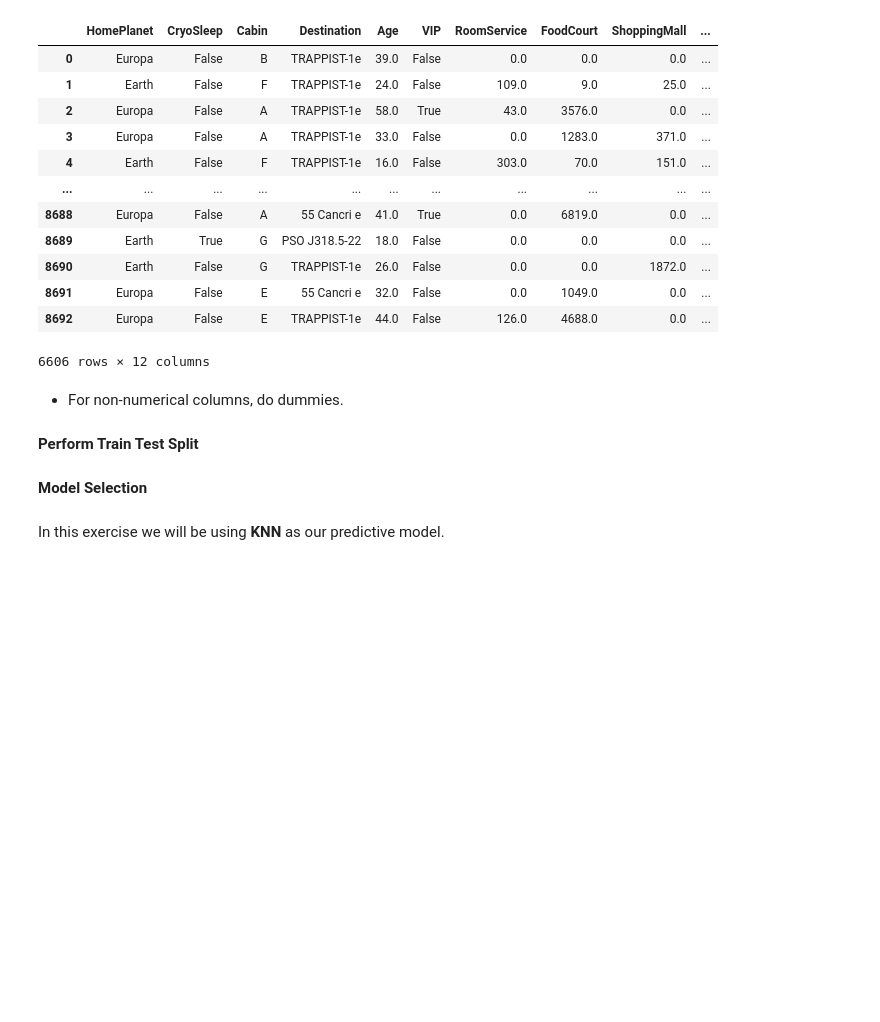
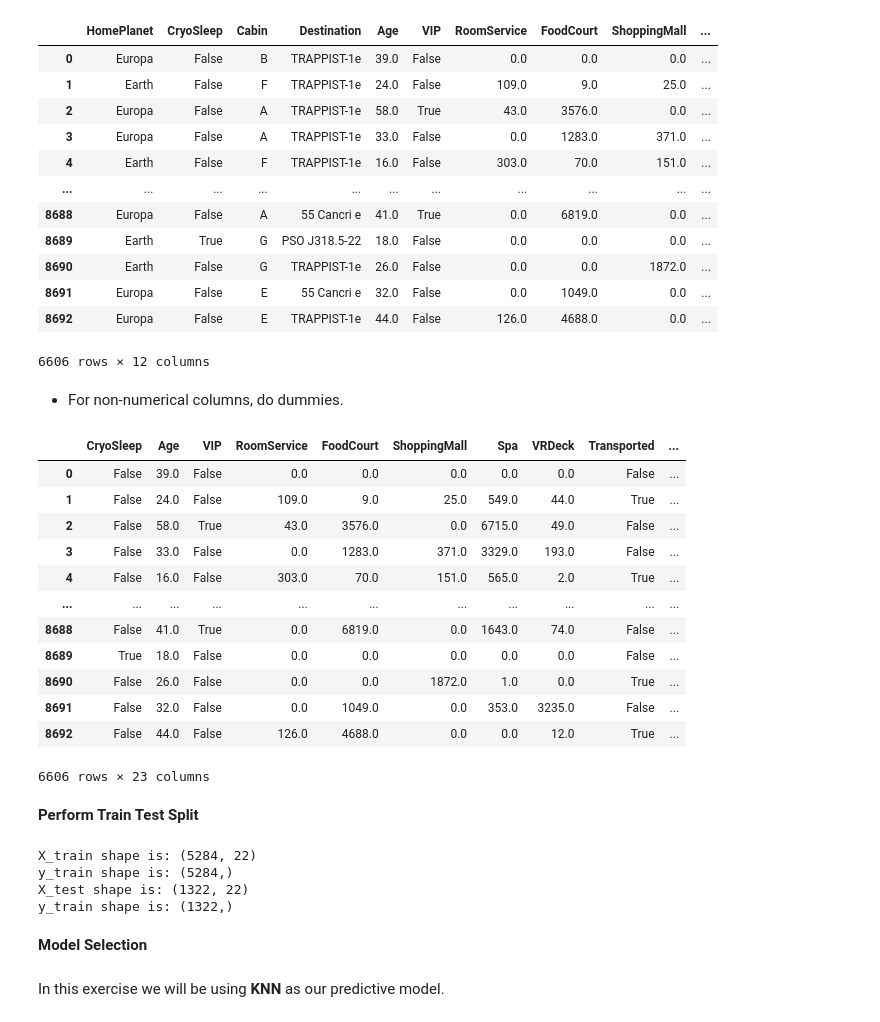
Before and after one commit to data-bootcamp-v4/lab-feature-engineering, a Jupyter notebook: lab-feature_eng.ipynb, the cells around one changed output. Drawn from its saved outputs; the diff is of its cells as text; code cells hidden in the pictures; blank space fills up the shorter version.

```diff
--- a/lab-feature_eng.ipynb
+++ b/lab-feature_eng.ipynb
@@ -129,7 +129,23 @@ spaceship
 - For non-numerical columns, do dummies.
 # %%
 #your code here
-spaceship = pd.get_dummies(spaceship, columns=['HomePlanet', 'CryoSleep', 'Cabin', 'Destination', 'VIP'])
+spaceship = pd.get_dummies(spaceship, columns=['HomePlanet', 'Cabin', 'Destination'])
+# %%
+spaceship
+# %% [output]
+|  | CryoSleep | Age | VIP | RoomService | FoodCourt | ShoppingMall | Spa | VRDeck | Transported | ... |
+| 0 | False | 39.0 | False | 0.0 | 0.0 | 0.0 | 0.0 | 0.0 | False | ... |
+| 1 | False | 24.0 | False | 109.0 | 9.0 | 25.0 | 549.0 | 44.0 | True | ... |
+| 2 | False | 58.0 | True | 43.0 | 3576.0 | 0.0 | 6715.0 | 49.0 | False | ... |
+| 3 | False | 33.0 | False | 0.0 | 1283.0 | 371.0 | 3329.0 | 193.0 | False | ... |
+| 4 | False | 16.0 | False | 303.0 | 70.0 | 151.0 | 565.0 | 2.0 | True | ... |
+| ... | ... | ... | ... | ... | ... | ... | ... | ... | ... | ... |
+| 8688 | False | 41.0 | True | 0.0 | 6819.0 | 0.0 | 1643.0 | 74.0 | False | ... |
+| 8689 | True | 18.0 | False | 0.0 | 0.0 | 0.0 | 0.0 | 0.0 | False | ... |
+| 8690 | False | 26.0 | False | 0.0 | 0.0 | 1872.0 | 1.0 | 0.0 | True | ... |
+| 8691 | False | 32.0 | False | 0.0 | 1049.0 | 0.0 | 353.0 | 3235.0 | False | ... |
+| 8692 | False | 44.0 | False | 126.0 | 4688.0 | 0.0 | 0.0 | 12.0 | True | ... |
+6606 rows × 23 columns
 # %% [markdown]
 **Perform Train Test Split**
 # %%
@@ -141,3 +157,13 @@ X_train, X_test, y_train, y_test = train_test_split(features, target, test_size
+# %%
+print('X_train shape is:',X_train.shape)
+print('y_train shape is:', y_train.shape)
+print('X_test shape is:', X_test.shape)
+print('y_train shape is:', y_test.shape)
+# %% [output]
+X_train shape is: (5284, 22)
+y_train shape is: (5284,)
+X_test shape is: (1322, 22)
+y_train shape is: (1322,)
 # %% [markdown]
 **Model Selection**
 # %% [markdown]
```
Also changed, not shown: parts of 9 cells of this notebook.
